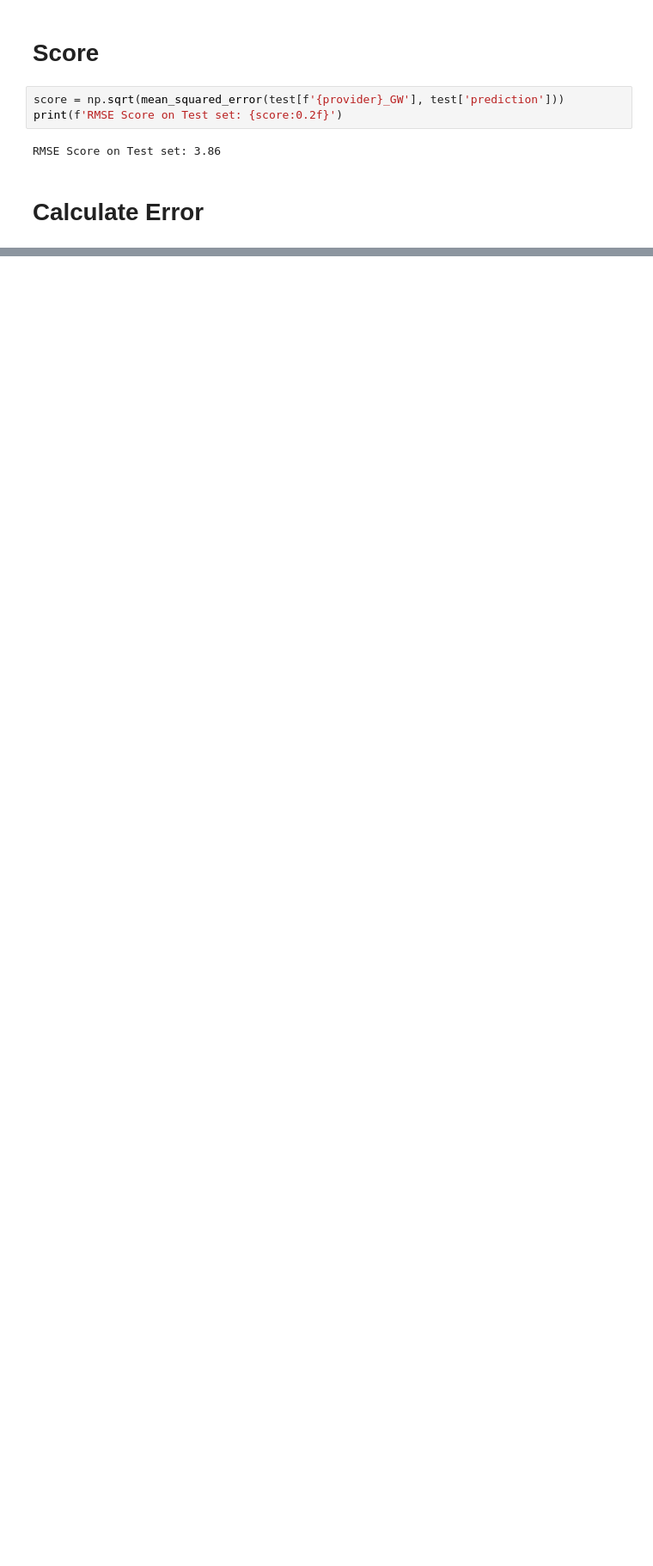
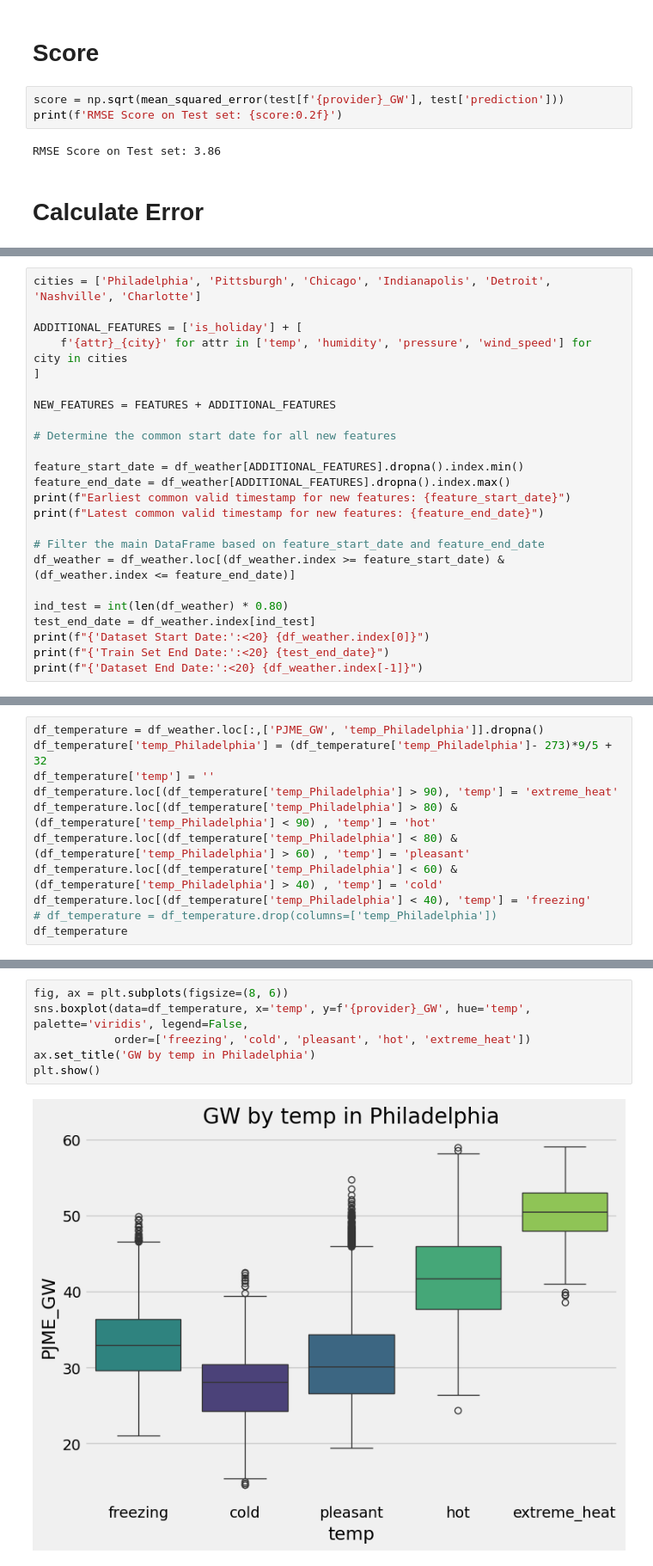
Before and after one commit to varunchaturmutha/Electricity-Usage-Prediction, a Jupyter notebook: Electricity_Grid.ipynb, the cells around one changed output, grey strips where cells are left out. Shown at 86% size. Drawn from its saved outputs; the diff is of its cells as text; blank space fills up the shorter version.

```diff
--- a/Electricity_Grid.ipynb
+++ b/Electricity_Grid.ipynb
@@ -325,0 +356,24 @@ Timestamp('2012-10-01 13:00:00')
+# %%
+cities = ['Philadelphia', 'Pittsburgh', 'Chicago', 'Indianapolis', 'Detroit', 'Nashville', 'Charlotte']
+
+ADDITIONAL_FEATURES = ['is_holiday'] + [
+    f'{attr}_{city}' for attr in ['temp', 'humidity', 'pressure', 'wind_speed'] for city in cities
+]
+
+NEW_FEATURES = FEATURES + ADDITIONAL_FEATURES
+
+# Determine the common start date for all new features
+
+feature_start_date = df_weather[ADDITIONAL_FEATURES].dropna().index.min()
+feature_end_date = df_weather[ADDITIONAL_FEATURES].dropna().index.max()
+print(f"Earliest common valid timestamp for new features: {feature_start_date}")
+print(f"Latest common valid timestamp for new features: {feature_end_date}")
+
+# Filter the main DataFrame based on feature_start_date and feature_end_date
+df_weather = df_weather.loc[(df_weather.index >= feature_start_date) & (df_weather.index <= feature_end_date)]
+
+ind_test = int(len(df_weather) * 0.80)
+test_end_date = df_weather.index[ind_test]
+print(f"{'Dataset Start Date:':<20} {df_weather.index[0]}")
+print(f"{'Train Set End Date:':<20} {test_end_date}")
+print(f"{'Dataset End Date:':<20} {df_weather.index[-1]}")
@@ -325,0 +416,11 @@ Timestamp('2012-10-01 13:00:00')
+# %%
+df_temperature = df_weather.loc[:,['PJME_GW', 'temp_Philadelphia']].dropna()
+df_temperature['temp_Philadelphia'] = (df_temperature['temp_Philadelphia']- 273)*9/5 + 32
+df_temperature['temp'] = ''
+df_temperature.loc[(df_temperature['temp_Philadelphia'] > 90), 'temp'] = 'extreme_heat'
+df_temperature.loc[(df_temperature['temp_Philadelphia'] > 80) & (df_temperature['temp_Philadelphia'] < 90) , 'temp'] = 'hot'
+df_temperature.loc[(df_temperature['temp_Philadelphia'] < 80) & (df_temperature['temp_Philadelphia'] > 60) , 'temp'] = 'pleasant'
+df_temperature.loc[(df_temperature['temp_Philadelphia'] < 60) & (df_temperature['temp_Philadelphia'] > 40) , 'temp'] = 'cold'
+df_temperature.loc[(df_temperature['temp_Philadelphia'] < 40), 'temp'] = 'freezing'
+# df_temperature = df_temperature.drop(columns=['temp_Philadelphia'])
+df_temperature
@@ -325,0 +442,8 @@ Timestamp('2012-10-01 13:00:00')
+# %%
+fig, ax = plt.subplots(figsize=(8, 6))
+sns.boxplot(data=df_temperature, x='temp', y=f'{provider}_GW', hue='temp', palette='viridis', legend=False,
+            order=['freezing', 'cold', 'pleasant', 'hot', 'extreme_heat'])
+ax.set_title('GW by temp in Philadelphia')
+plt.show()
+# %% [output]
+[figure, added]
```
Also changed, not shown: parts of 28 cells of this notebook.
